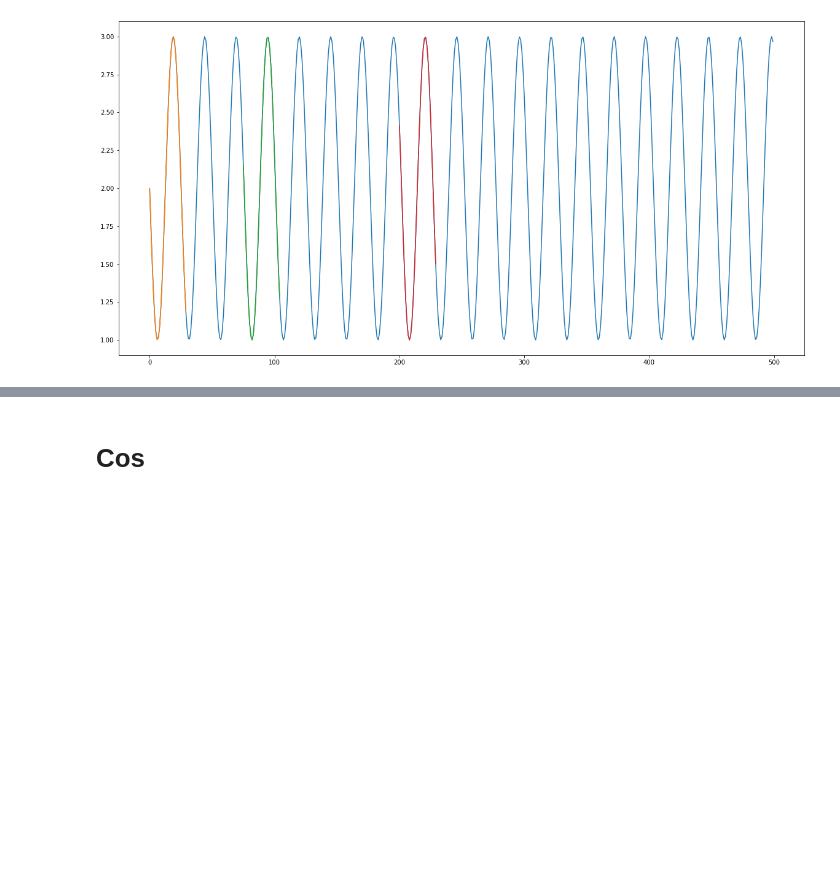
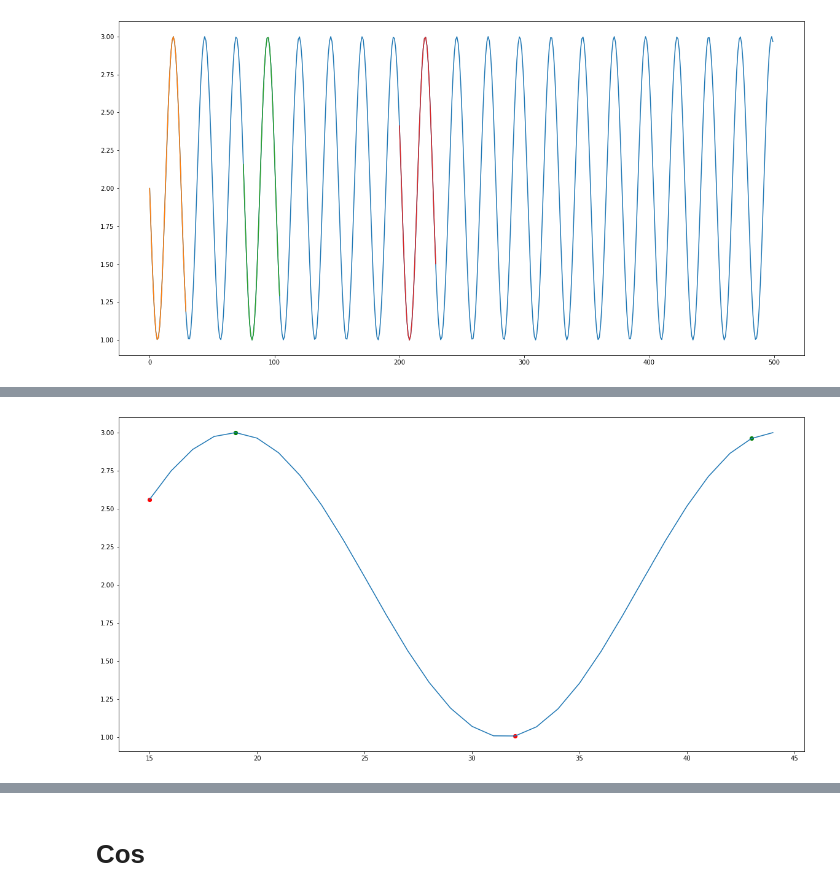
Before and after one commit to lucaswehmuth/rl-investing, a Jupyter notebook: data/3-ArtificialData.ipynb, the cells around one changed output, grey strips where cells are left out. Drawn from its saved outputs; the diff is of its cells as text; code cells hidden in the pictures; blank space fills up the shorter version.

```diff
--- a/data/3-ArtificialData.ipynb
+++ b/data/3-ArtificialData.ipynb
@@ -83,3 +72,13 @@ plt.show()
+# %%
+plt.figure(figsize=(20,10))
+plt.plot(x[15:45],y[15:45])
+plt.scatter(x[15], y[15], marker='.', color="red", s=150)
+plt.scatter(x[19], y[19], marker='.', color="green", s=150)
+plt.scatter(x[32], y[32], marker='.', color="red", s=150)
+plt.scatter(x[43], y[43], marker='.', color="green", s=150)
+plt.show()
+# %% [output]
+[figure, added]
 # %%
 for i in range(len(data)):
     data.Open.loc[i] = y[i]+0.75
```
Also changed, not shown: parts of 21 cells of this notebook, 6 other files.
